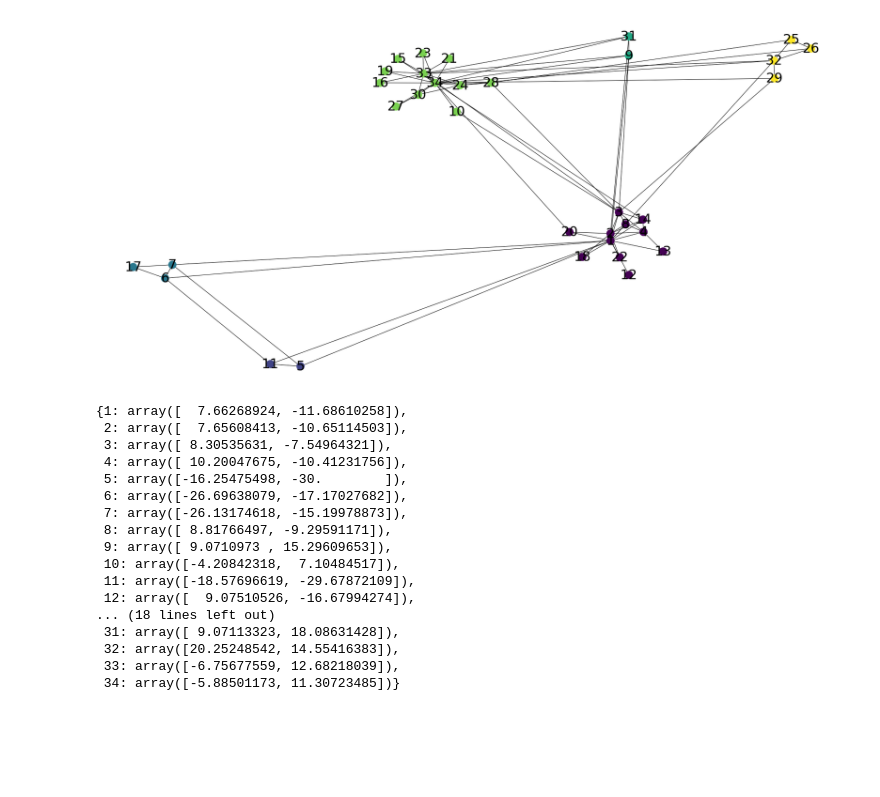
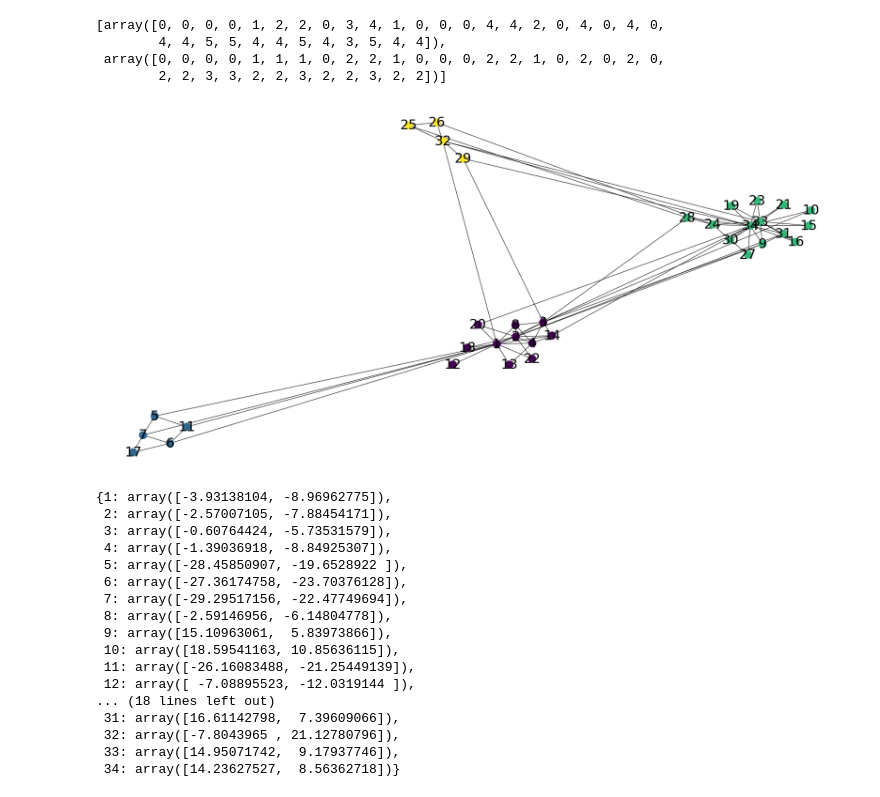
Before and after one commit to ddvlamin/data_engineering_ua, a Jupyter notebook: code_examples/communities/communities.ipynb, the cells around one changed output. Saved outputs shown, nothing was run; the diff lists cells and outputs as text; code cells hidden in the pictures; blank space fills up the shorter version.

Commit message:
functional community detection

```diff
--- a/code_examples/communities/communities.ipynb
+++ b/code_examples/communities/communities.ipynb
@@ -204,0 +173,4 @@ cn.compute_modularity()
+# %%
+A = create_adjacency_matrix(file)
+communities = np.array([i for i in range(A.shape[0])], dtype=int)
+hierarchy = detect_communities(A, communities)
@@ -205,3 +186,10 @@ cn.compute_modularity()
+# %%
+hierarchy
+# %% [output]
+[array([0, 0, 0, 0, 1, 2, 2, 0, 3, 4, 1, 0, 0, 0, 4, 4, 2, 0, 4, 0, 4, 0,
+        4, 4, 5, 5, 4, 4, 5, 4, 3, 5, 4, 4]),
+ array([0, 0, 0, 0, 1, 1, 1, 0, 2, 2, 1, 0, 0, 0, 2, 2, 1, 0, 2, 0, 2, 0,
+        2, 2, 3, 3, 2, 2, 3, 2, 2, 3, 2, 2])]
 # %%
 def create_graph(A, communities):
     G=nx.Graph()
@@ -237,26 +225,26 @@ def plot_graph(G, pos=None):
 
     return pos
 # %%
-com = np.array([0, 0, 0, 0, 1, 2, 2, 0, 3, 4, 1, 0, 0, 0, 4, 4, 2, 0, 4, 0, 4, 0,
-        4, 4, 5, 5, 4, 4, 5, 4, 3, 5, 4, 4])
-G = create_graph(cn._A, com)
+com = np. array([0, 0, 0, 0, 1, 1, 1, 0, 2, 2, 1, 0, 0, 0, 2, 2, 1, 0, 2, 0, 2, 0,
+        2, 2, 3, 3, 2, 2, 3, 2, 2, 3, 2, 2])
+G = create_graph(A, com)
 plot_graph(G)
 # %% [output]
-[figure, old version]
+[figure, new version]
-{1: array([  7.66268924, -11.68610258]),
- 2: array([  7.65608413, -10.65114503]),
- 3: array([ 8.30535631, -7.54964321]),
- 4: array([ 10.20047675, -10.41231756]),
- 5: array([-16.25475498, -30.        ]),
- 6: array([-26.69638079, -17.17027682]),
- 7: array([-26.13174618, -15.19978873]),
- 8: array([ 8.81766497, -9.29591171]),
- 9: array([ 9.0710973 , 15.29609653]),
- 10: array([-4.20842318,  7.10484517]),
- 11: array([-18.57696619, -29.67872109]),
- 12: array([  9.07510526, -16.67994274]),
+{1: array([-3.93138104, -8.96962775]),
+ 2: array([-2.57007105, -7.88454171]),
+ 3: array([-0.60764424, -5.73531579]),
+ 4: array([-1.39036918, -8.84925307]),
+ 5: array([-28.45850907, -19.6528922 ]),
+ 6: array([-27.36174758, -23.70376128]),
+ 7: array([-29.29517156, -22.47749694]),
+ 8: array([-2.59146956, -6.14804778]),
+ 9: array([15.10963061,  5.83973866]),
+ 10: array([18.59541163, 10.85636115]),
+ 11: array([-26.16083488, -21.25449139]),
+ 12: array([ -7.08895523, -12.0319144 ]),
 ... (18 lines left out)
- 31: array([ 9.07113323, 18.08631428]),
- 32: array([20.25248542, 14.55416383]),
- 33: array([-6.75677559, 12.68218039]),
- 34: array([-5.88501173, 11.30723485])}
+ 31: array([16.61142798,  7.39609066]),
+ 32: array([-7.8043965 , 21.12780796]),
+ 33: array([14.95071742,  9.17937746]),
+ 34: array([14.23627527,  8.56362718])}
```
Also changed, not shown: parts of 6 cells of this notebook.
